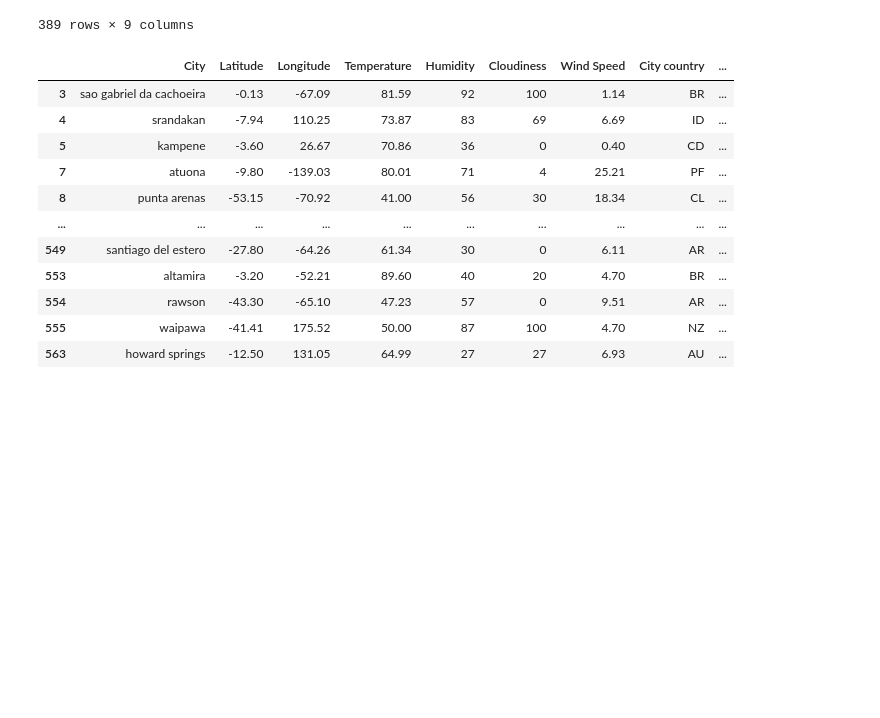
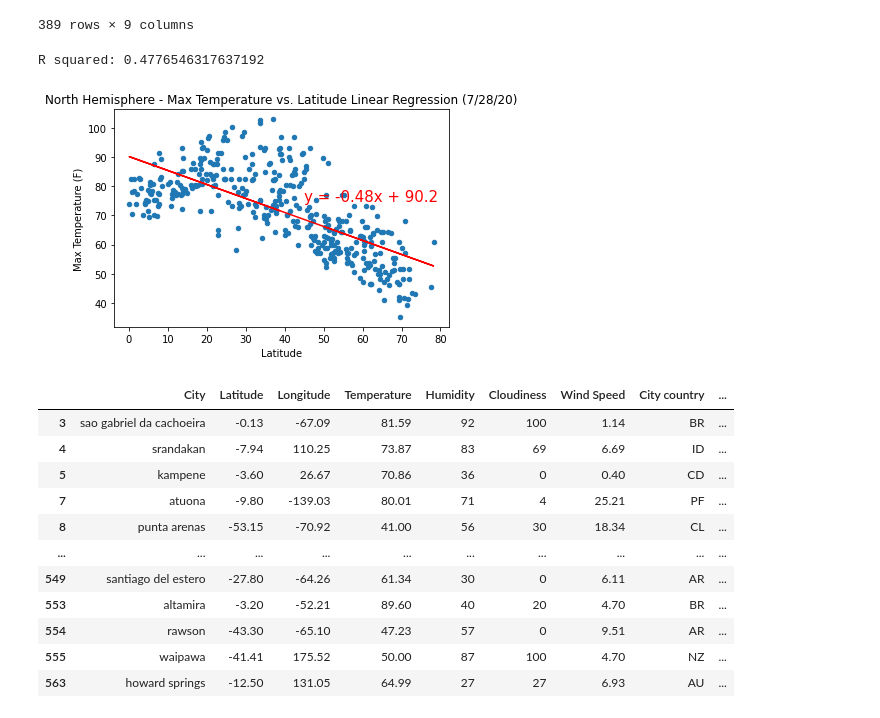
Before and after one commit to siekmeierpaul/python-api-challenge, a Jupyter notebook: WeatherPy/WeatherPy.ipynb, the cells around one changed output. Saved outputs shown, nothing was run; the diff lists cells and outputs as text; code cells hidden in the pictures; blank space fills up the shorter version.

```diff
--- a/WeatherPy/WeatherPy.ipynb
+++ b/WeatherPy/WeatherPy.ipynb
@@ -192,6 +192,34 @@ north_hem_df
 | 562 | ukiah | 39.15 | -123.21 | 97.00 | 21 | 1 | 5.82 | US | ... |
 | 564 | altea | 38.60 | -0.05 | 84.00 | 53 | 0 | 10.56 | ES | ... |
 389 rows × 9 columns
+# %%
+x_values = north_hem_df['Latitude']
+y_values = north_hem_df['Temperature']
+
+# Run linear regression
+(slope, intercept, r_value, p_value, std_err) = linregress(x_values, y_values)
+regress_values = x_values * slope + intercept
+line_eq = "y = " + str(round(slope,2)) + "x + " + str(round(intercept,2))
+
+# Plot scatter plot
+plot = north_hem_df.plot.scatter(x='Latitude', y='Temperature')
+
+# Plot regression line
+plt.plot(x_values,regress_values,"r-")
+plt.annotate(line_eq,(45,75),fontsize=15,color="red")
+
+plt.title('North Hemisphere - Max Temperature vs. Latitude Linear Regression (7/28/20)')
+plt.ylabel('Max Temperature (F)')
+
+# Print r square value
+print(f"R squared: {r_value**2}")
+
+plt.show()
+fig = plot.get_figure()
+fig.savefig('output_data/LatitudeVTemperatureForNorthHem.png')
+# %% [output]
+R squared: 0.4776546317637192
+[figure, added]
 # %%
 south_hem_df = city_weather_df.loc[city_weather_df['Latitude'] < 0, :]
 south_hem_df
```
Also changed, not shown: parts of 8 cells of this notebook, 9 other files.
